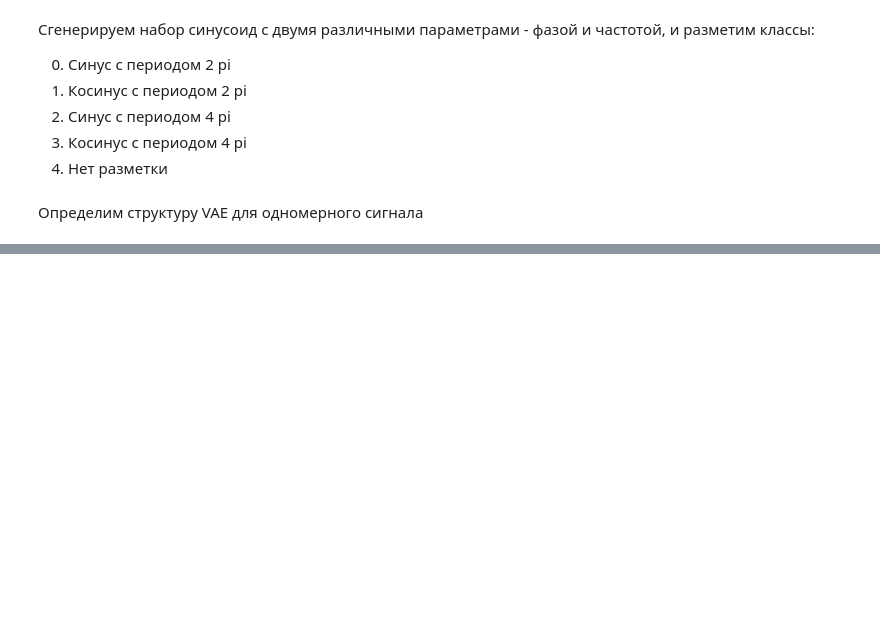
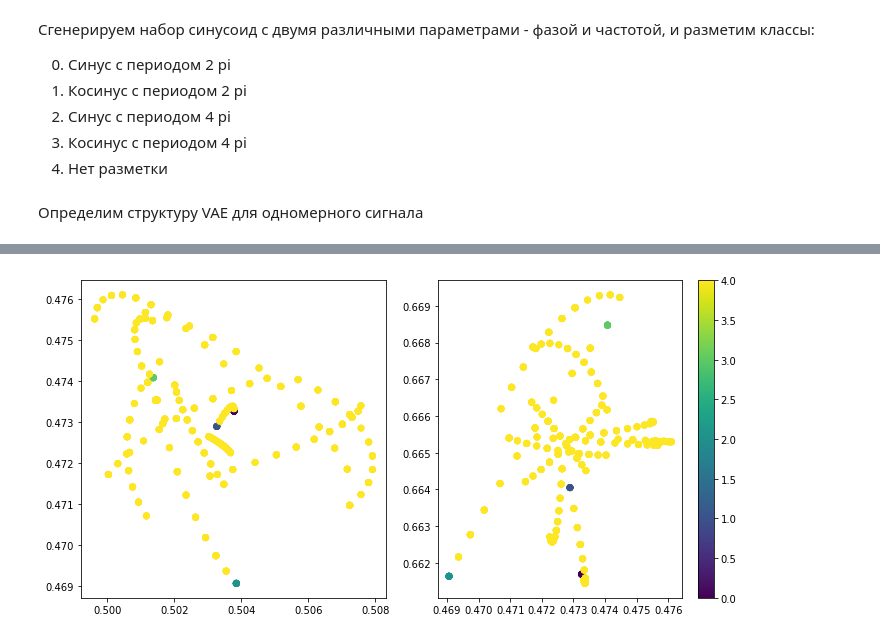
Before and after one commit to kenoma/pytorch-fuzzy, a Jupyter notebook: experiments_habr_sincos.ipynb, the cells around one changed output, grey strips where cells are left out. Saved outputs shown, nothing was run; the diff lists cells and outputs as text; code cells hidden in the pictures; blank space fills up the shorter version.

```diff
--- a/experiments_habr_sincos.ipynb
+++ b/experiments_habr_sincos.ipynb
@@ -14,7 +14,7 @@ np.random.seed(1)
 torch.manual_seed(1)
 torch.cuda.manual_seed(1)
 device = torch.device("cuda:0" if torch.cuda.is_available() else "cpu")
-
+device = "cpu"
 timeseries_length = 80
 # %% [markdown]
 Сгенерируем набор синусоид с двумя различными параметрами - фазой и частотой, и разметим классы:
@@ -42,12 +42,13 @@ class Dataset(torch.utils.data.Dataset):
         phase_state = np.random.randint(0,11)
         freq_state = np.random.randint(0,11)
 
-        freq = freq_state / 10.0
+        freq = (freq_state + 10) / 10.0
         phase = phase_state / 10.0
+
         t = np.linspace(0.0, 6.0 * np.pi, self.timeseries_length)
         X =(1.0 + np.sin(phase * np.pi/2.0 - freq * t)) / 2.0
 
-        X = X.type('torch.FloatTensor')
+        X = torch.from_numpy(X.reshape((1,self.timeseries_length))).type('torch.FloatTensor')
 
         y = 4
         if phase_state == 0 and freq_state == 0:
@@ -162,0 +151,10 @@ torch.Size([10, 80])
+# %%
+lrate = 0.001
+optimizer = torch.optim.Adam(
+            model.parameters(),
+            lr = lrate)
+
+def VAE_loss(x_tilde, x, mu, logvar, beta):
+    mse = nn.functional.mse_loss(x_tilde, x, reduction = 'sum')
+    KL = 0.5 * torch.sum(logvar.exp() - logvar - 1 + mu.pow(2))
+    return mse + beta * KL
@@ -162,0 +229,12 @@ torch.Size([10, 80])
+# %%
+z_arr = dic['latent_space'][0].cpu().numpy()
+y_arr = dic['y'][0].cpu().numpy()
+plt.figure(figsize = (10,5))
+plt.subplot(1,2,1)
+plt.scatter(z_arr[:,0], z_arr[:,1], c = y_arr)
+plt.subplot(1,2,2)
+plt.scatter(z_arr[:,1], z_arr[:,2], c = y_arr)
+plt.colorbar()
+plt.tight_layout()
+# %% [output]
+[figure, added]
```
Also changed, not shown: parts of 7 cells of this notebook.
